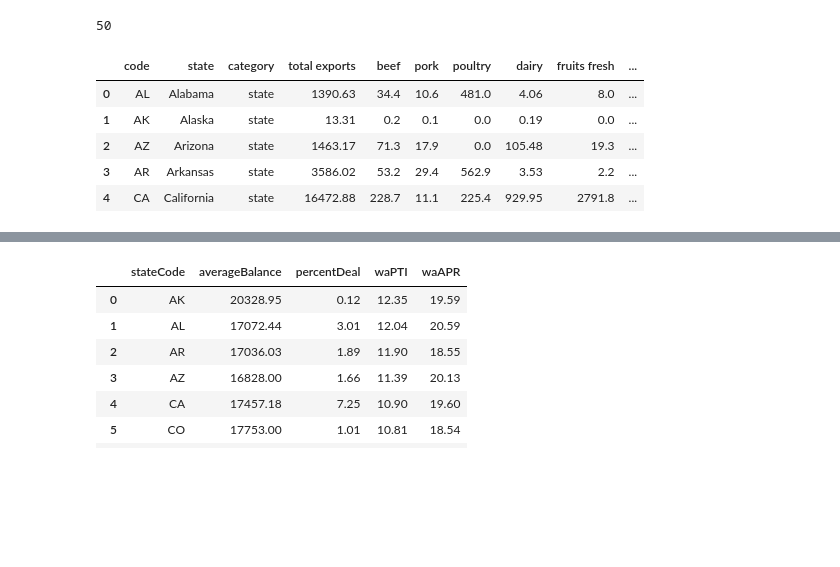
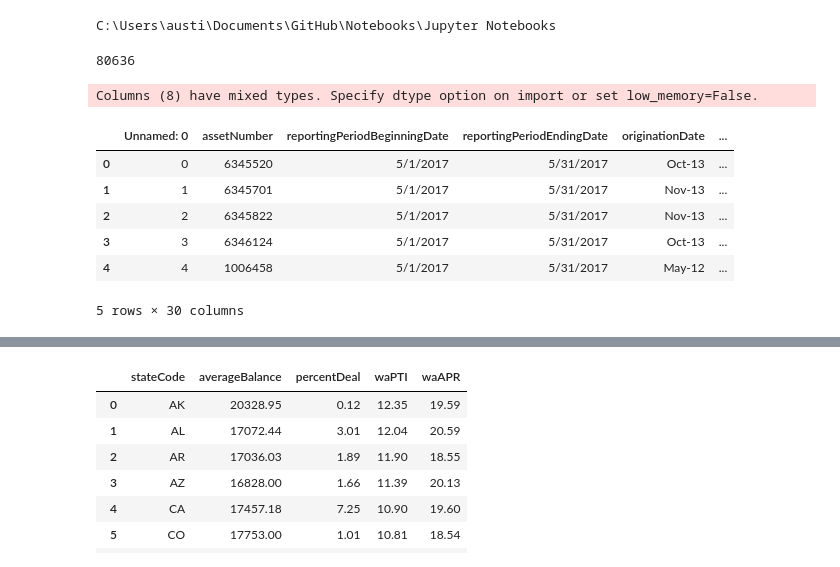
Before and after one commit to Austin-McDonnell/Auto_Loan_ABS_Analysis, a Jupyter notebook: Jupyter Notebooks/Interactive_Map.ipynb, the cells around one changed output, grey strips where cells are left out. Saved outputs shown, nothing was run; the diff lists cells and outputs as text; code cells hidden in the pictures; blank space fills up the shorter version.

```diff
--- a/Jupyter Notebooks/Interactive_Map.ipynb
+++ b/Jupyter Notebooks/Interactive_Map.ipynb
@@ -1,4 +1,8 @@
 # %%
+import os
+print(os.getcwd())
+os.chdir('C:\\Users\\austi\\Downloads\\ABS')
+os.getcwd()
 import pandas as pd
 import numpy as np
 import plotly.plotly as py
@@ -6,6 +10,8 @@ import plotly.graph_objs as go
 from collections import OrderedDict
 import colorlover as cl
 from IPython.display import HTML
+# %% [output]
+C:\Users\austi\Documents\GitHub\Notebooks\Jupyter Notebooks
 # %%
 WA = lambda x: np.average(x, axis=0, weights=df.loc[x.index, 'reportingPeriodActualEndBalanceAmount'])
 def calculate_metrics(data):
@@ -26,17 +32,20 @@ a = OrderedDict([
     ])
 colsKeyList = list(a.keys())
 # %%
-example = pd.read_csv('https://raw.githubusercontent.com/plotly/datasets/master/2011_us_ag_exports.csv')
+example = pd.read_csv('Month_1.csv')
+#example = pd.read_csv('https://raw.githubusercontent.com/plotly/datasets/master/2011_us_ag_exports.csv')
 print(len(example.index))
 example.head()
 # %% [output]
-50
+80636
+Columns (8) have mixed types. Specify dtype option on import or set low_memory=False.
-|  | code | state | category | total exports | beef | pork | poultry | dairy | fruits fresh | ... |
-| 0 | AL | Alabama | state | 1390.63 | 34.4 | 10.6 | 481.0 | 4.06 | 8.0 | ... |
-| 1 | AK | Alaska | state | 13.31 | 0.2 | 0.1 | 0.0 | 0.19 | 0.0 | ... |
-| 2 | AZ | Arizona | state | 1463.17 | 71.3 | 17.9 | 0.0 | 105.48 | 19.3 | ... |
-| 3 | AR | Arkansas | state | 3586.02 | 53.2 | 29.4 | 562.9 | 3.53 | 2.2 | ... |
-| 4 | CA | California | state | 16472.88 | 228.7 | 11.1 | 225.4 | 929.95 | 2791.8 | ... |
+|  | Unnamed: 0 | assetNumber | reportingPeriodBeginningDate | reportingPeriodEndingDate | originationDate | ... |
+| 0 | 0 | 6345520 | 5/1/2017 | 5/31/2017 | Oct-13 | ... |
+| 1 | 1 | 6345701 | 5/1/2017 | 5/31/2017 | Nov-13 | ... |
+| 2 | 2 | 6345822 | 5/1/2017 | 5/31/2017 | Nov-13 | ... |
+| 3 | 3 | 6346124 | 5/1/2017 | 5/31/2017 | Oct-13 | ... |
+| 4 | 4 | 1006458 | 5/1/2017 | 5/31/2017 | May-12 | ... |
+5 rows × 30 columns
 # %%
 #here in case we need to map state names to state codes
 state_dict = pd.read_csv('https://raw.githubusercontent.com/plotly/datasets/master/2011_us_ag_exports.csv',
```
Also changed, not shown: parts of 3 cells of this notebook.
